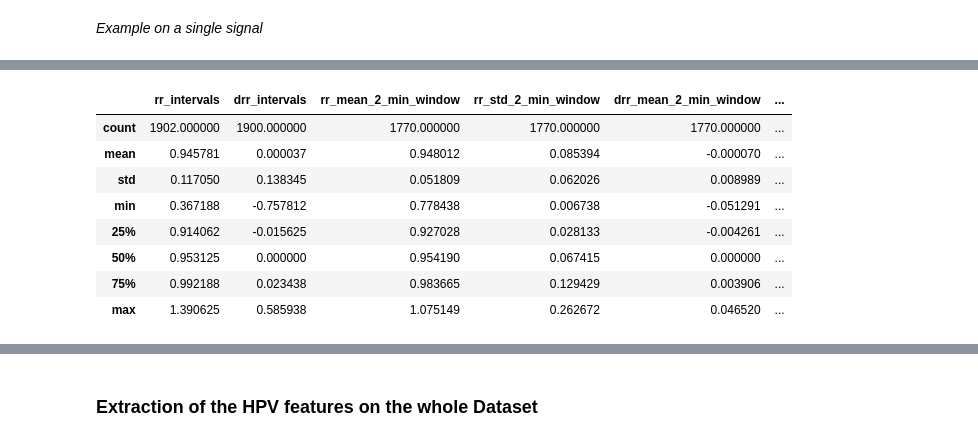
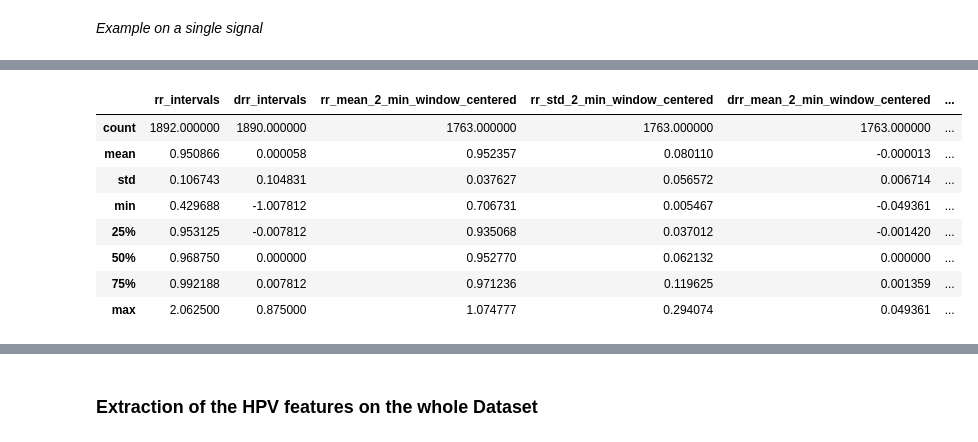
Before and after one commit to romano-francesco/applied-ai-in-biomedicine-ECG-classifier, a Jupyter notebook: Data_Loading_and_Exploration_v2.ipynb, the cells around one changed output, grey strips where cells are left out. Saved outputs shown, nothing was run; the diff lists cells and outputs as text; code cells hidden in the pictures.

```diff
--- a/Data_Loading_and_Exploration_v2.ipynb
+++ b/Data_Loading_and_Exploration_v2.ipynb
@@ -588,19 +639,21 @@ last peak 2 miin at 1837
-# %%
-hpv_features = dict( rr_intervals = rr_intervals, drr_intervals = drr_intervals, rr_mean_2_min_window = rr_mean_2_min,
-                    rr_std_2_min_window = rr_std_2_min, drr_mean_2_min_window = drr_mean_2_min, drr_std_2_min_window = drr_std_2_min, rmssd_2_min = rmssd_2_min,
-                    rr_std_5_min_window = rr_std_5_min, drr_mean_5_min_window = drr_mean_5_min, drr_std_5_min_window = drr_std_5_min, rmssd_5_min = rmssd_5_min)
-hpv_features = pd.DataFrame(dict([ (k,pd.Series(v)) for k,v in hpv_features.items() ]))
-hpv_features.describe()
-# %% [output]
-|  | rr_intervals | drr_intervals | rr_mean_2_min_window | rr_std_2_min_window | drr_mean_2_min_window | ... |
-| count | 1902.000000 | 1900.000000 | 1770.000000 | 1770.000000 | 1770.000000 | ... |
-| mean | 0.945781 | 0.000037 | 0.948012 | 0.085394 | -0.000070 | ... |
-| std | 0.117050 | 0.138345 | 0.051809 | 0.062026 | 0.008989 | ... |
-| min | 0.367188 | -0.757812 | 0.778438 | 0.006738 | -0.051291 | ... |
-| 25% | 0.914062 | -0.015625 | 0.927028 | 0.028133 | -0.004261 | ... |
-| 50% | 0.953125 | 0.000000 | 0.954190 | 0.067415 | 0.000000 | ... |
-| 75% | 0.992188 | 0.023438 | 0.983665 | 0.129429 | 0.003906 | ... |
-| max | 1.390625 | 0.585938 | 1.075149 | 0.262672 | 0.046520 | ... |
+# %%
+hpv_features = dict( rr_intervals = rr_intervals, drr_intervals = drr_intervals, rr_mean_2_min_window_centered = rr_mean_2_min_centered,
+                    rr_std_2_min_window_centered = rr_std_2_min_centered, drr_mean_2_min_window_centered = drr_mean_2_min_centered, drr_std_2_min_window_centered = drr_std_2_min_centered, rmssd_2_min_window_centered = rmssd_2_min_centered,
+                    rr_std_5_min_window_centered = rr_std_5_min_centered, drr_mean_5_min_window_centered = drr_mean_5_min_centered, drr_std_5_min_window_centered = drr_std_5_min_centered, rmssd_5_min_window_centered = rmssd_5_min_centered,
+                    rr_mean_2_min_before = rr_mean_2_min_before, rr_std_2_min_window_before = rr_std_2_min_before, drr_mean_2_min_window_before = drr_mean_2_min_before, drr_std_2_min_window_before = drr_std_2_min_before, rmssd_2_min_window_before = rmssd_2_min_before,
+                    rr_mean_5_min_window_before = rr_mean_5_min_before, rr_std_5_min_window_before = rr_std_5_min_before, drr_mean_5_min_window_before = drr_mean_5_min_before, drr_std_5_min_before = drr_std_5_min_before, rmssd_5_min_window_before = rmssd_5_min_before)
+hpv_features = pd.DataFrame(dict([ (k,pd.Series(v)) for k,v in hpv_features.items() ]))
+hpv_features.describe()
+# %% [output]
+|  | rr_intervals | drr_intervals | rr_mean_2_min_window_centered | rr_std_2_min_window_centered | drr_mean_2_min_window_centered | ... |
+| count | 1892.000000 | 1890.000000 | 1763.000000 | 1763.000000 | 1763.000000 | ... |
+| mean | 0.950866 | 0.000058 | 0.952357 | 0.080110 | -0.000013 | ... |
+| std | 0.106743 | 0.104831 | 0.037627 | 0.056572 | 0.006714 | ... |
+| min | 0.429688 | -1.007812 | 0.706731 | 0.005467 | -0.049361 | ... |
+| 25% | 0.953125 | -0.007812 | 0.935068 | 0.037012 | -0.001420 | ... |
+| 50% | 0.968750 | 0.000000 | 0.952770 | 0.062132 | 0.000000 | ... |
+| 75% | 0.992188 | 0.007812 | 0.971236 | 0.119625 | 0.001359 | ... |
+| max | 2.062500 | 0.875000 | 1.074777 | 0.294074 | 0.049361 | ... |
 # %%
 hpv_features.head(500)
 # %% [output]
```
Also changed, not shown: parts of 19 cells of this notebook.
